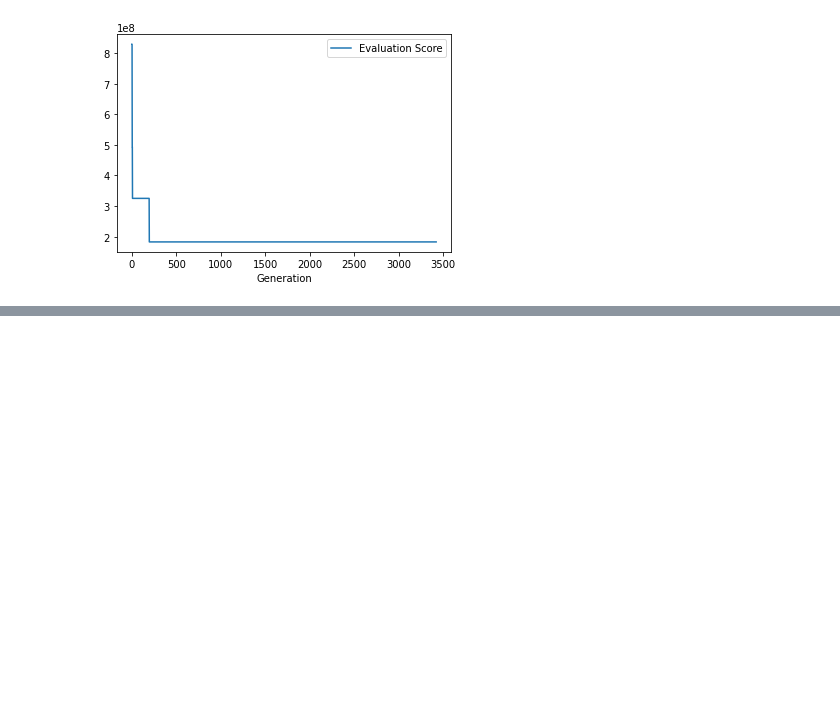
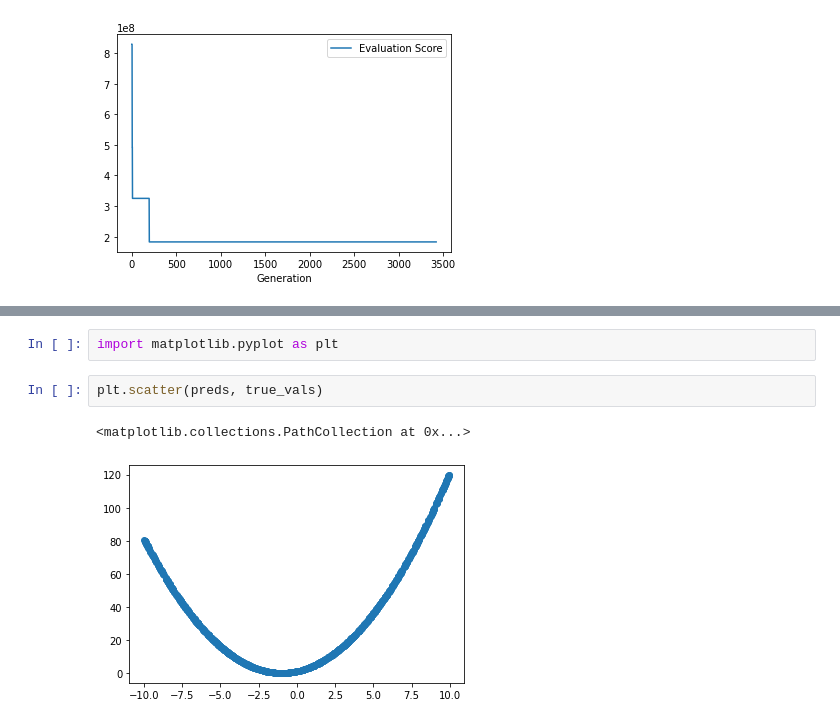
Before and after one commit to cjw531/cgp, a Jupyter notebook: Untitled.ipynb, the cells around one changed output, grey strips where cells are left out. Cells and saved outputs as stored; diff of their text form; blank space fills up the shorter version.

```diff
--- a/Untitled.ipynb
+++ b/Untitled.ipynb
@@ -16,0 +23,7 @@ data.plot(x="Generation", y="Evaluation Score")
+# %%
+import matplotlib.pyplot as plt
+# %%
+plt.scatter(preds, true_vals)
+# %% [output]
+<matplotlib.collections.PathCollection at 0x...>
+[figure, added]
```
Also changed, not shown: parts of 4 cells of this notebook, 3 other files.
